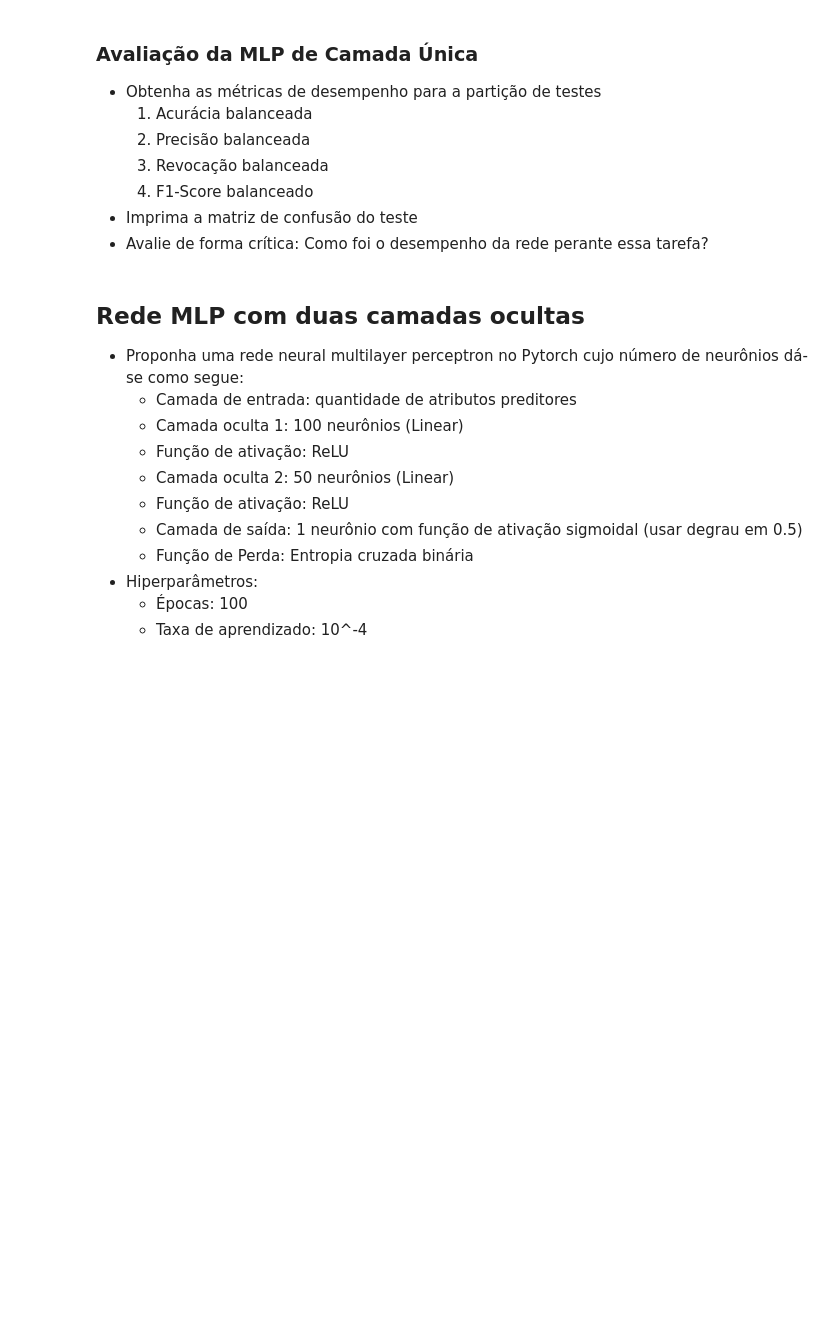
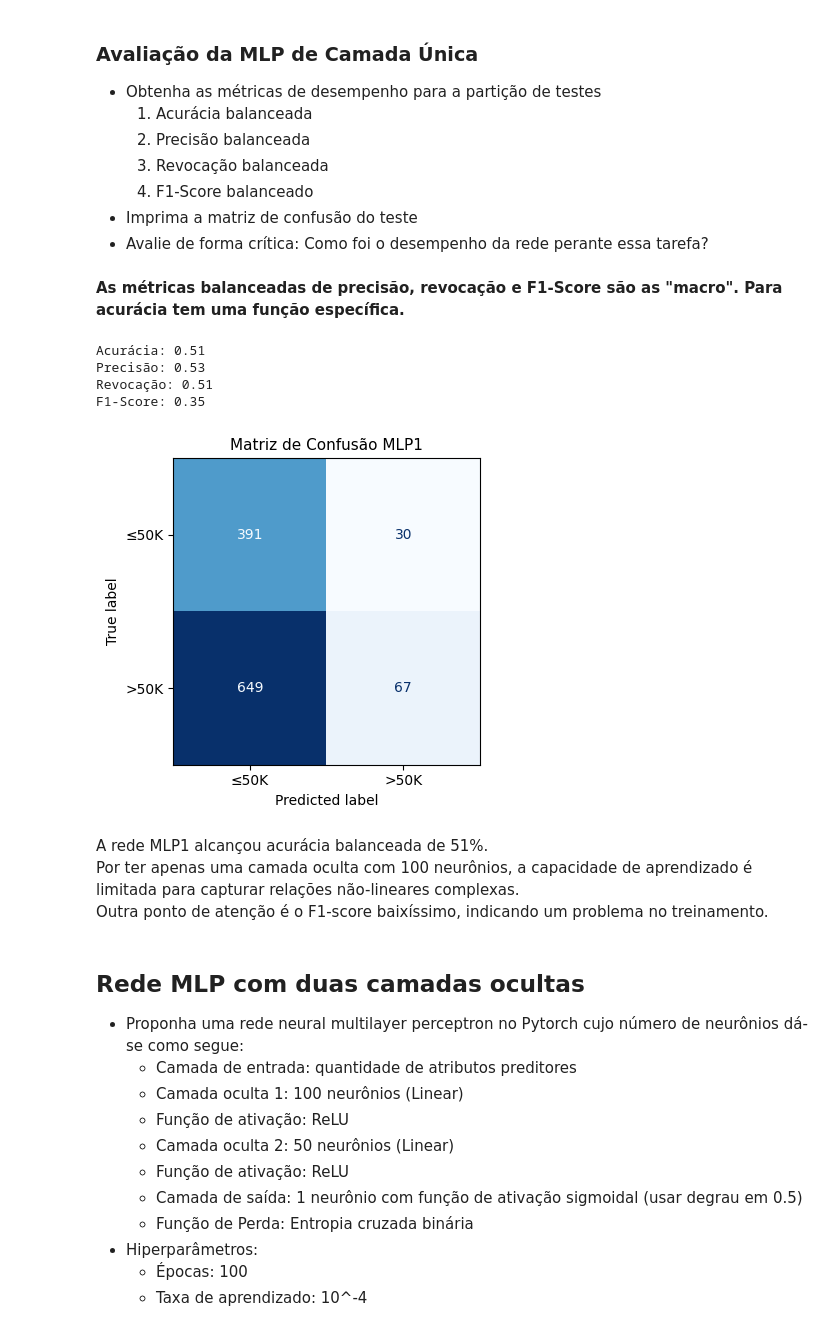
Before and after one commit to cjcaio/topicos1-projeto2-rede-mlp-com-pytorch, a Jupyter notebook: Topicos1-2026.1-Tarefa2.ipynb, the cells around one changed output. Saved outputs shown, nothing was run; the diff lists cells and outputs as text; code cells hidden in the pictures; blank space fills up the shorter version.

```diff
--- a/Topicos1-2026.1-Tarefa2.ipynb
+++ b/Topicos1-2026.1-Tarefa2.ipynb
@@ -86,7 +95,7 @@ shape: (5, 15)
 # %%
 # filtros dos autores
 # (AAGE>16) && (AGI>100) && (AFNLWGT>1) && (HRSWK>0)
-df = df.filter(
+df: DataFrame = df.filter(
     (pl.col("age")           > 16) &
     (pl.col("capital-gain")  > 100) &
     (pl.col("fnlwgt")        > 1)  &
@@ -103,5 +114,5 @@ print(f"{len(df):>5} exemplos")
 # %% [output]
  3790 exemplos
 # %%
-df = df.with_columns((pl.col("income") == ">50K").cast(pl.Int8).alias("income"))
+df: DataFrame = df.with_columns((pl.col("income") == ">50K").cast(pl.Int8).alias("income"))
 # %%
@@ -307,6 +318,49 @@ plt.show()
   4. F1-Score balanceado
 - Imprima a matriz de confusão do teste
 - Avalie de forma crítica: Como foi o desempenho da rede perante essa tarefa?
+# %% [markdown]
+**As métricas balanceadas de precisão, revocação e F1-Score são as "macro". Para acurácia tem uma função específica.**
+# %%
+# avaliação de métricas
+model1.eval()
+with torch.no_grad():
+    logits1  = model1(X_test_t) # passa os dados de teste pela rede, saída é um numero real
+    y_pred1  = (torch.sigmoid(logits1) >= 0.5).int().squeeze().numpy()
+     #transforma os numeros reais em intervalo de 0 a 1
+    # estabelecemos um corte alto de 50%, probabilidade acima de 50% classifica como >50k
+
+y_true = y_test_t.squeeze().int().numpy()
+
+bal_acc1 = balanced_accuracy_score(y_true, y_pred1)
+prec1 = precision_score(y_true, y_pred1, average="macro")
+rec1 = recall_score(y_true, y_pred1, average="macro")
+f1_1 = f1_score(y_true, y_pred1, average="macro")
+
+print(f"{'Acurácia:'} {bal_acc1:.2f}")
+print(f"{'Precisão:'} {prec1:.2f}")
+print(f"{'Revocação:'} {rec1:.2f}")
+print(f"{'F1-Score:'} {f1_1:.2f}")
+# %% [output]
+Acurácia: 0.51
+Precisão: 0.53
+Revocação: 0.51
+F1-Score: 0.35
+# %%
+# matriz de confusão MLP1
+cm1   = confusion_matrix(y_true, y_pred1)
+disp1 = ConfusionMatrixDisplay(cm1, display_labels=["≤50K", ">50K"])
+
+fig, ax = plt.subplots(figsize=(5, 4))
+disp1.plot(ax=ax, cmap="Blues", colorbar=False)
+ax.set_title("Matriz de Confusão MLP1", fontsize=11)
+plt.tight_layout()
+plt.show()
+# %% [output]
+[figure, added]
+# %% [markdown]
+A rede MLP1 alcançou acurácia balanceada de 51%.\
+Por ter apenas uma camada oculta com 100 neurônios, a capacidade de aprendizado é limitada para capturar relações não-lineares complexas.\
+Outra ponto de atenção é o F1-score baixíssimo, indicando um problema no treinamento.
 # %% [markdown]
 ## Rede MLP com duas camadas ocultas
 
```
Also changed, not shown: parts of 37 cells of this notebook.
